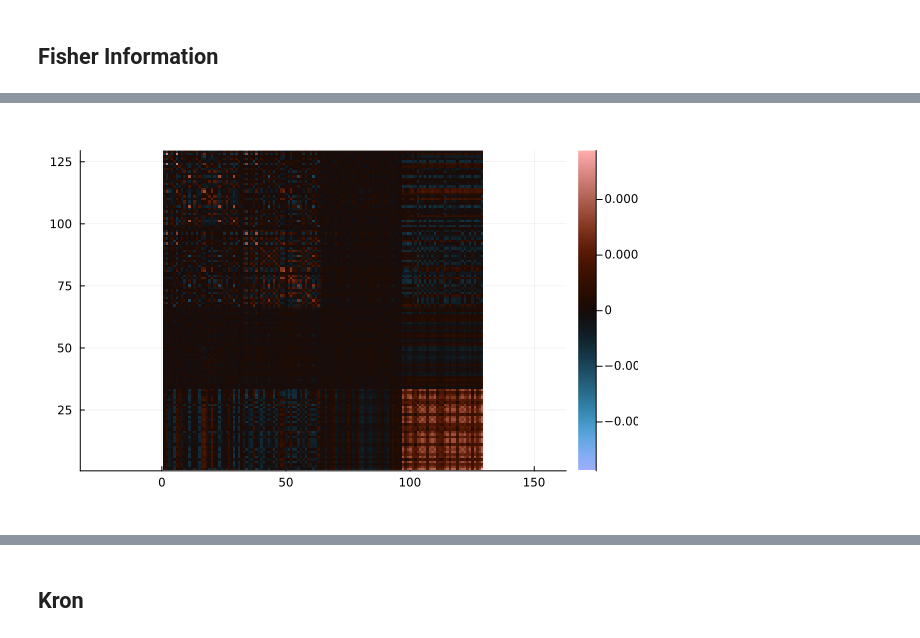
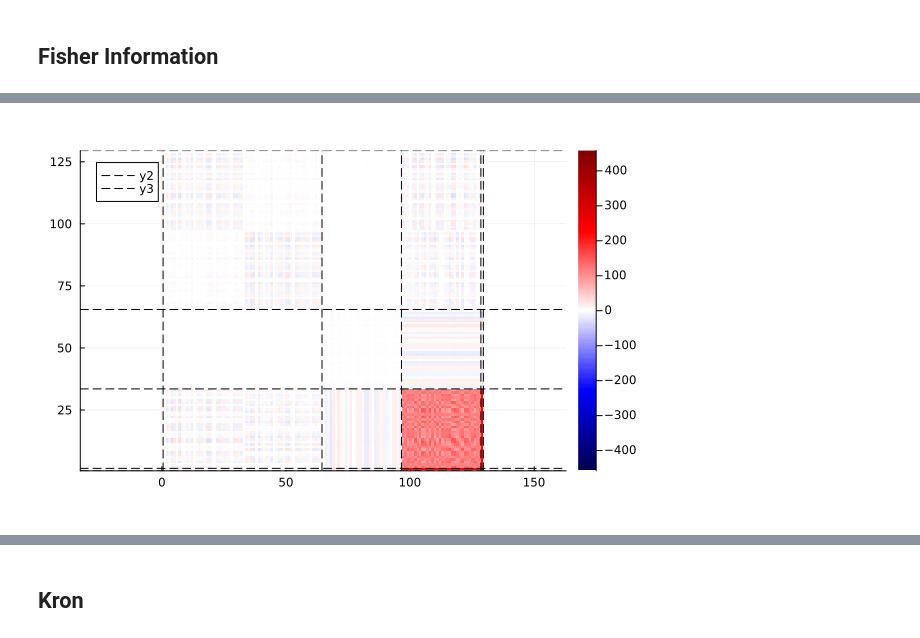
Before and after one commit to JuliaTrustworthyAI/LaplaceRedux.jl, a Jupyter notebook: dev/notebooks/KFAC/sb/Trial_KFAC-Severin.ipynb, the cells around one changed output, grey strips where cells are left out. Cells and saved outputs as stored; diff of their text form; code cells hidden in the pictures.

Commit message:
Plot better

```diff
--- a/dev/notebooks/KFAC/sb/Trial_KFAC-Severin.ipynb
+++ b/dev/notebooks/KFAC/sb/Trial_KFAC-Severin.ipynb
@@ -144,0 +176,2 @@ y_1 = y[1]
+# %%
+nn = deserialize("nn.jlb")
@@ -386,9 +424,19 @@ end
 
 grayplot(H) = plot(Gray.(norm_abs(H)))
 
-function colplot(H)
+function colplot(H; color=:seismic, nn=nothing)
     lim, = findmax(abs, H)
-    heatmap(flip(H), color=:berlin, ratio=:equal, clims=(-lim, lim))
+    if !isnothing(nn)
+        heatmap(flip(H), color=color, ratio=:equal, clims=(-lim, lim))
+        accsum = x -> scanl((+), 0, x)
+        vlines = accsum(map(length, Flux.params(nn)))
+        vline!(.5 .+ vlines, linestyle=:dash, linecolor=:black)
+        total = sum(length, Flux.params(nn))
+        hlines = total .- vlines
+        hline!(.5 .+ hlines, linestyle=:dash, linecolor=:black)
+    else
+        heatmap(flip(H), color=color, ratio=:equal, clims=(-lim, lim))
+    end
 end
 # %% [output]
 colplot (generic function with 1 method)
@@ -426,4 +505,4 @@ end
 # %%
-colplot(F)
+colplot(F, nn=nn)
 # %% [output]
-[figure, old version]
+[figure, new version]
```
Also changed, not shown: parts of 38 cells of this notebook.
